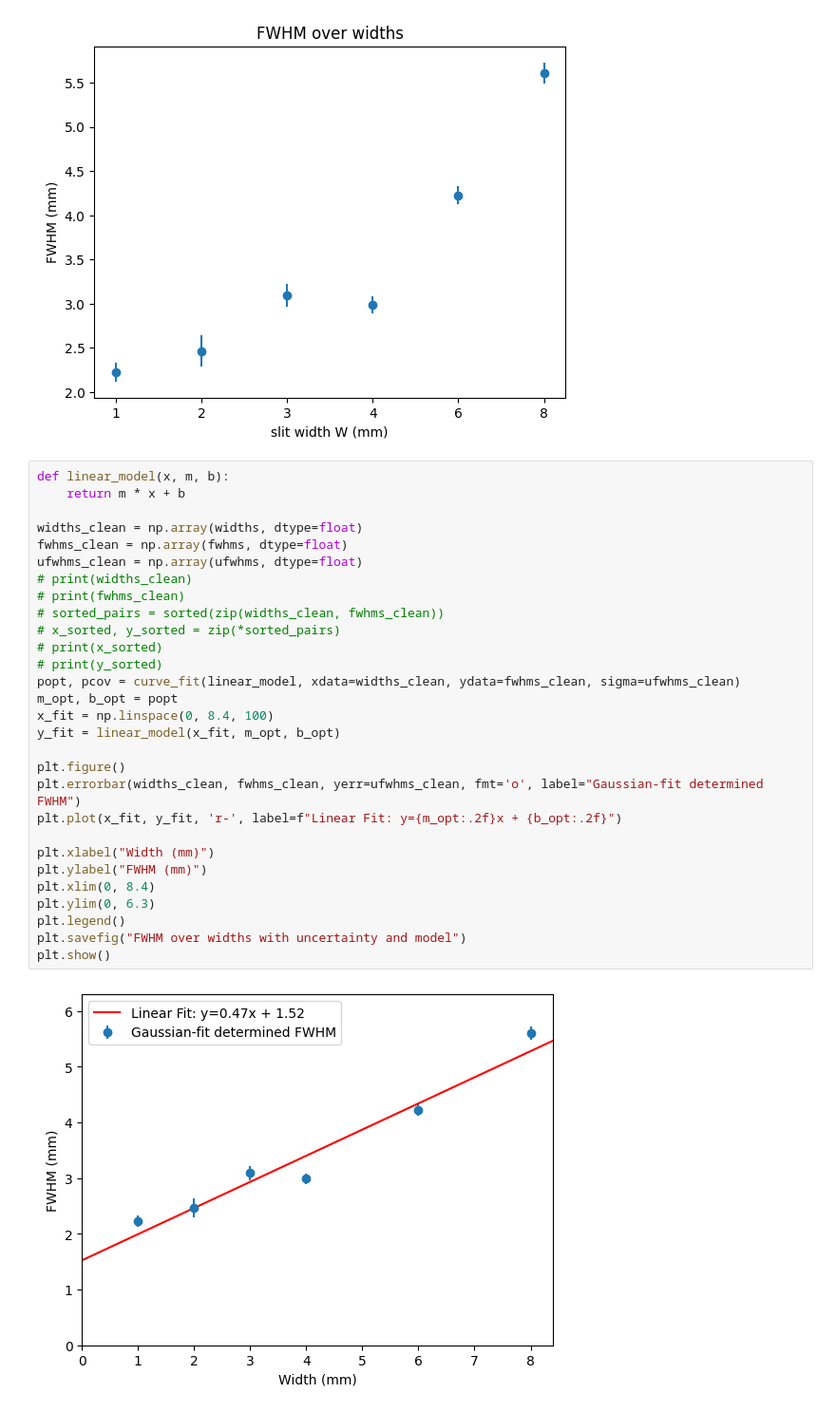
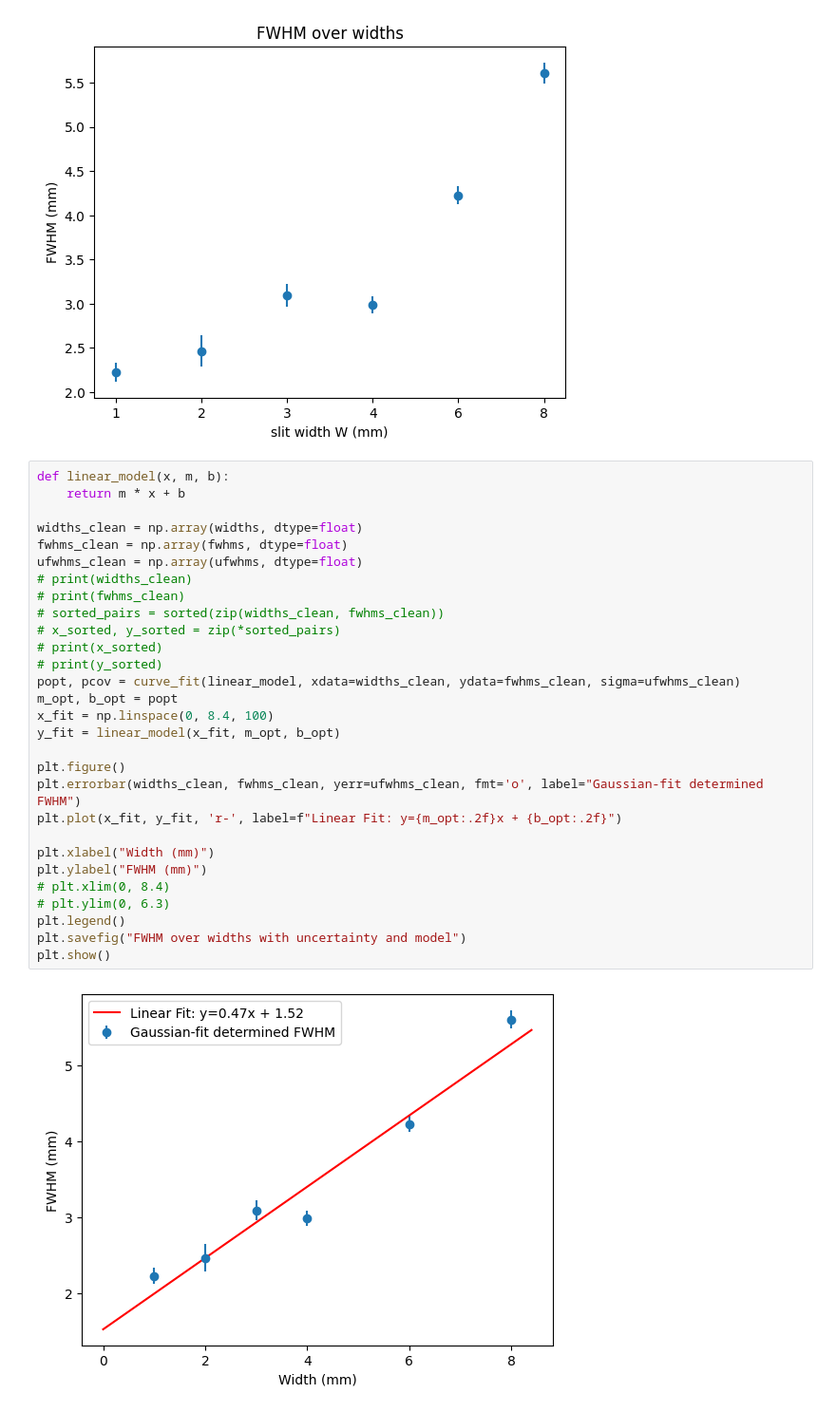
Before and after one commit to MarkZhit/PHYS409-PET, a Jupyter notebook: VaryWidth.ipynb, the cells around one changed output. Shown at 95% size. Drawn from its saved outputs; the diff is of its cells as text.

```diff
--- a/VaryWidth.ipynb
+++ b/VaryWidth.ipynb
@@ -122,31 +122,31 @@ plt.show()
 # %%
 def linear_model(x, m, b):
     return m * x + b
 
 widths_clean = np.array(widths, dtype=float)
 fwhms_clean = np.array(fwhms, dtype=float)
 ufwhms_clean = np.array(ufwhms, dtype=float)
 # print(widths_clean)
 # print(fwhms_clean)
 # sorted_pairs = sorted(zip(widths_clean, fwhms_clean))
 # x_sorted, y_sorted = zip(*sorted_pairs)
 # print(x_sorted)
 # print(y_sorted)
 popt, pcov = curve_fit(linear_model, xdata=widths_clean, ydata=fwhms_clean, sigma=ufwhms_clean)
 m_opt, b_opt = popt
 x_fit = np.linspace(0, 8.4, 100)
 y_fit = linear_model(x_fit, m_opt, b_opt)
 
 plt.figure()
 plt.errorbar(widths_clean, fwhms_clean, yerr=ufwhms_clean, fmt='o', label="Gaussian-fit determined FWHM")
 plt.plot(x_fit, y_fit, 'r-', label=f"Linear Fit: y={m_opt:.2f}x + {b_opt:.2f}")
 
 plt.xlabel("Width (mm)")
 plt.ylabel("FWHM (mm)")
-plt.xlim(0, 8.4)
-plt.ylim(0, 6.3)
+# plt.xlim(0, 8.4)
+# plt.ylim(0, 6.3)
 plt.legend()
 plt.savefig("FWHM over widths with uncertainty and model")
 plt.show()
 # %% [output]
-[figure, old version]
+[figure, new version]
```
